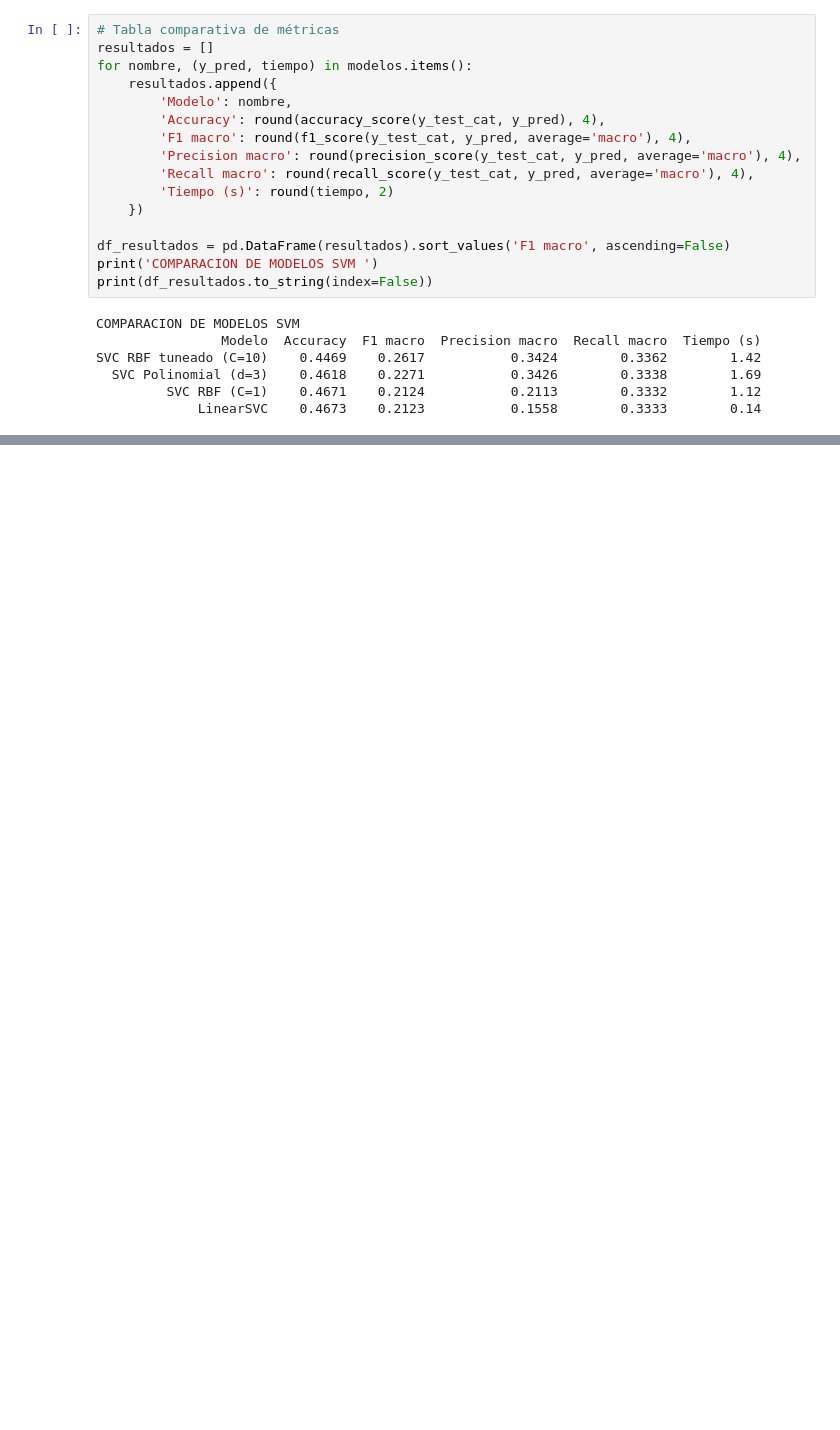
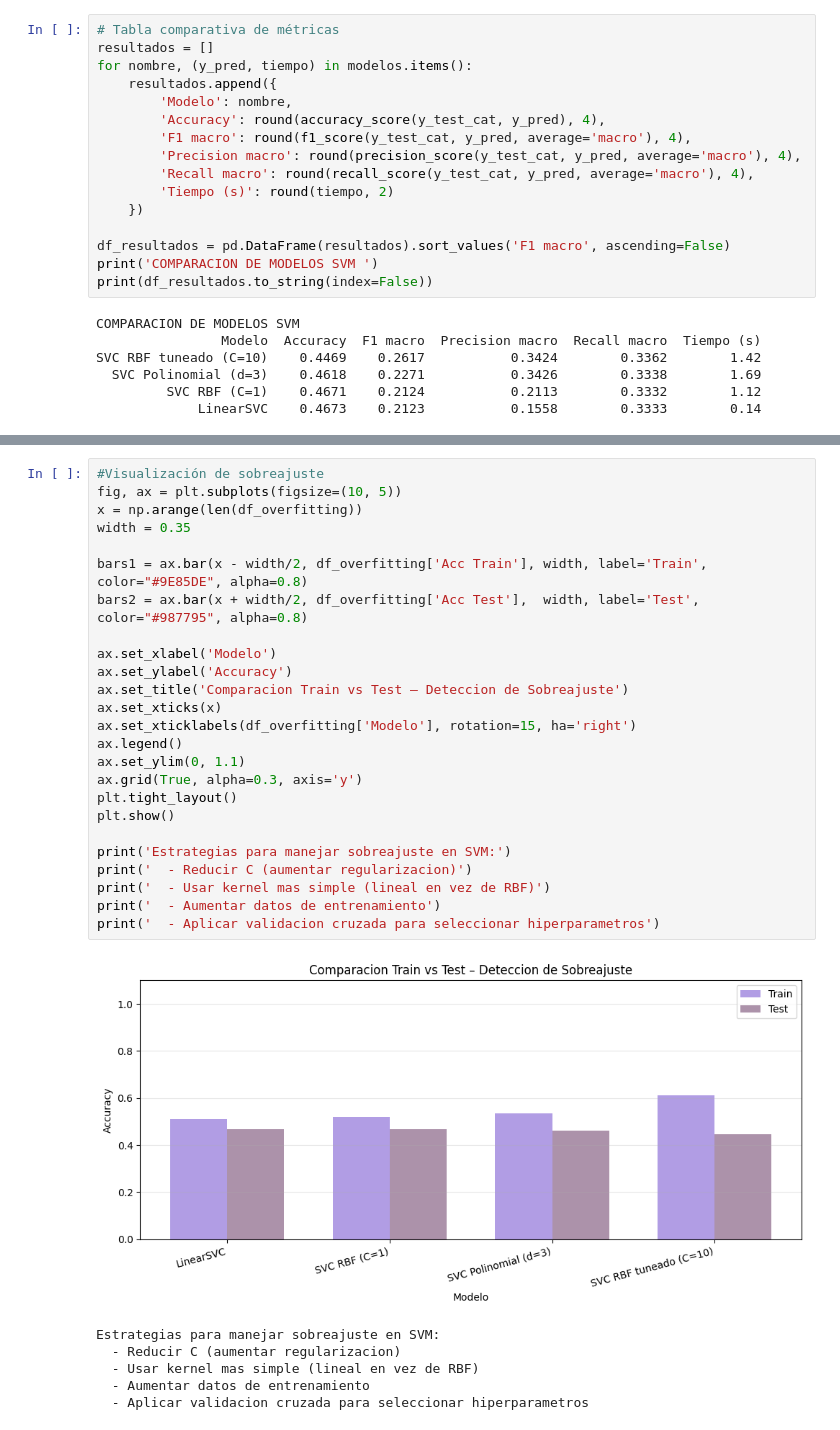
Before and after one commit to AleWWH1104/Lab5-md, a Jupyter notebook: lab8.ipynb, the cells around one changed output, grey strips where cells are left out. Cells and saved outputs as stored; diff of their text form; blank space fills up the shorter version.

```diff
--- a/lab8.ipynb
+++ b/lab8.ipynb
@@ -315,0 +368,32 @@ SVC RBF tuneado (C=10)    0.4469    0.2617           0.3424        0.3362
+# %%
+#Visualización de sobreajuste
+fig, ax = plt.subplots(figsize=(10, 5))
+x = np.arange(len(df_overfitting))
+width = 0.35
+
+bars1 = ax.bar(x - width/2, df_overfitting['Acc Train'], width, label='Train', color="#9E85DE", alpha=0.8)
+bars2 = ax.bar(x + width/2, df_overfitting['Acc Test'],  width, label='Test',  color="#987795", alpha=0.8)
+
+ax.set_xlabel('Modelo')
+ax.set_ylabel('Accuracy')
+ax.set_title('Comparacion Train vs Test – Deteccion de Sobreajuste')
+ax.set_xticks(x)
+ax.set_xticklabels(df_overfitting['Modelo'], rotation=15, ha='right')
+ax.legend()
+ax.set_ylim(0, 1.1)
+ax.grid(True, alpha=0.3, axis='y')
+plt.tight_layout()
+plt.show()
+
+print('Estrategias para manejar sobreajuste en SVM:')
+print('  - Reducir C (aumentar regularizacion)')
+print('  - Usar kernel mas simple (lineal en vez de RBF)')
+print('  - Aumentar datos de entrenamiento')
+print('  - Aplicar validacion cruzada para seleccionar hiperparametros')
+# %% [output]
+[figure, added]
+Estrategias para manejar sobreajuste en SVM:
+  - Reducir C (aumentar regularizacion)
+  - Usar kernel mas simple (lineal en vez de RBF)
+  - Aumentar datos de entrenamiento
+  - Aplicar validacion cruzada para seleccionar hiperparametros
```
Also changed, not shown: parts of 2 cells of this notebook.
